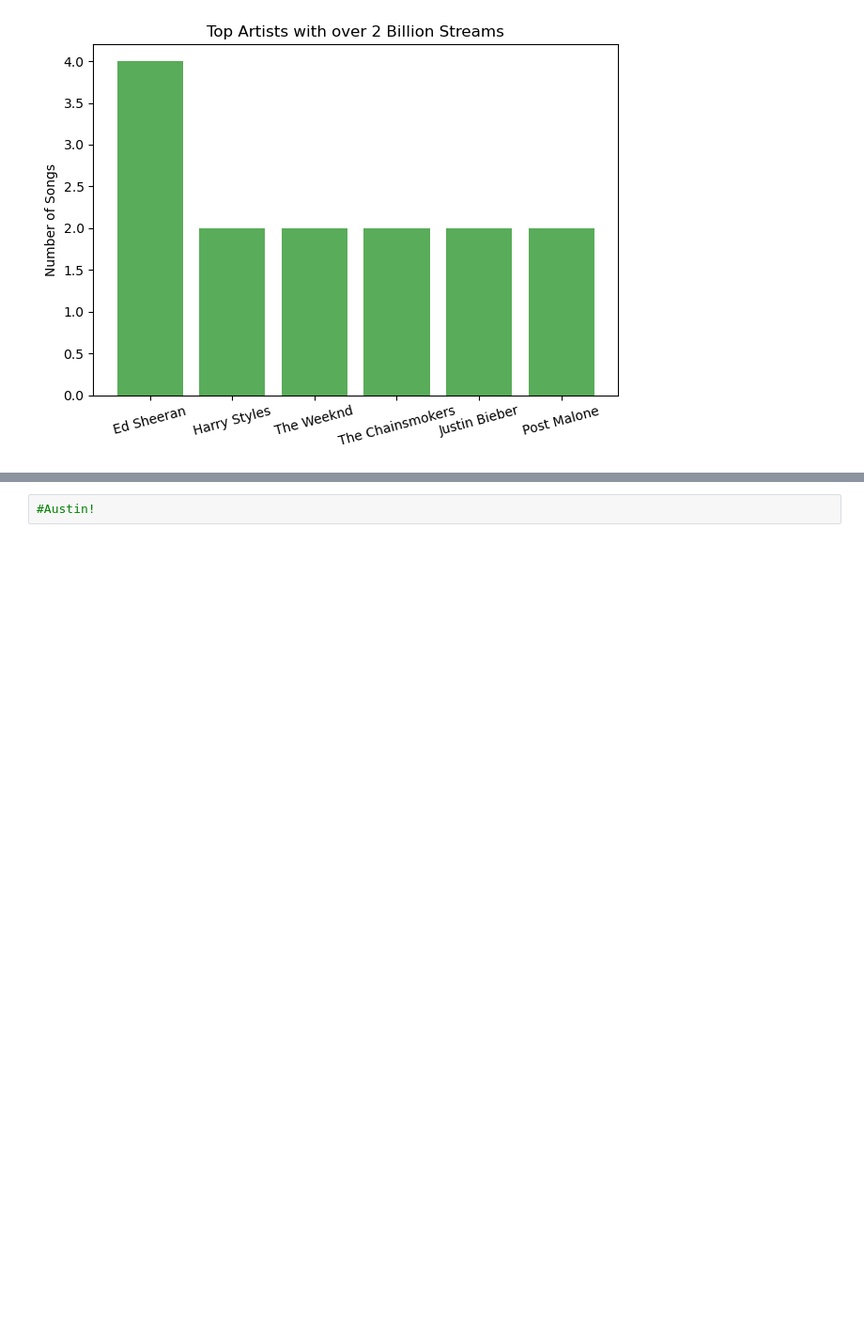
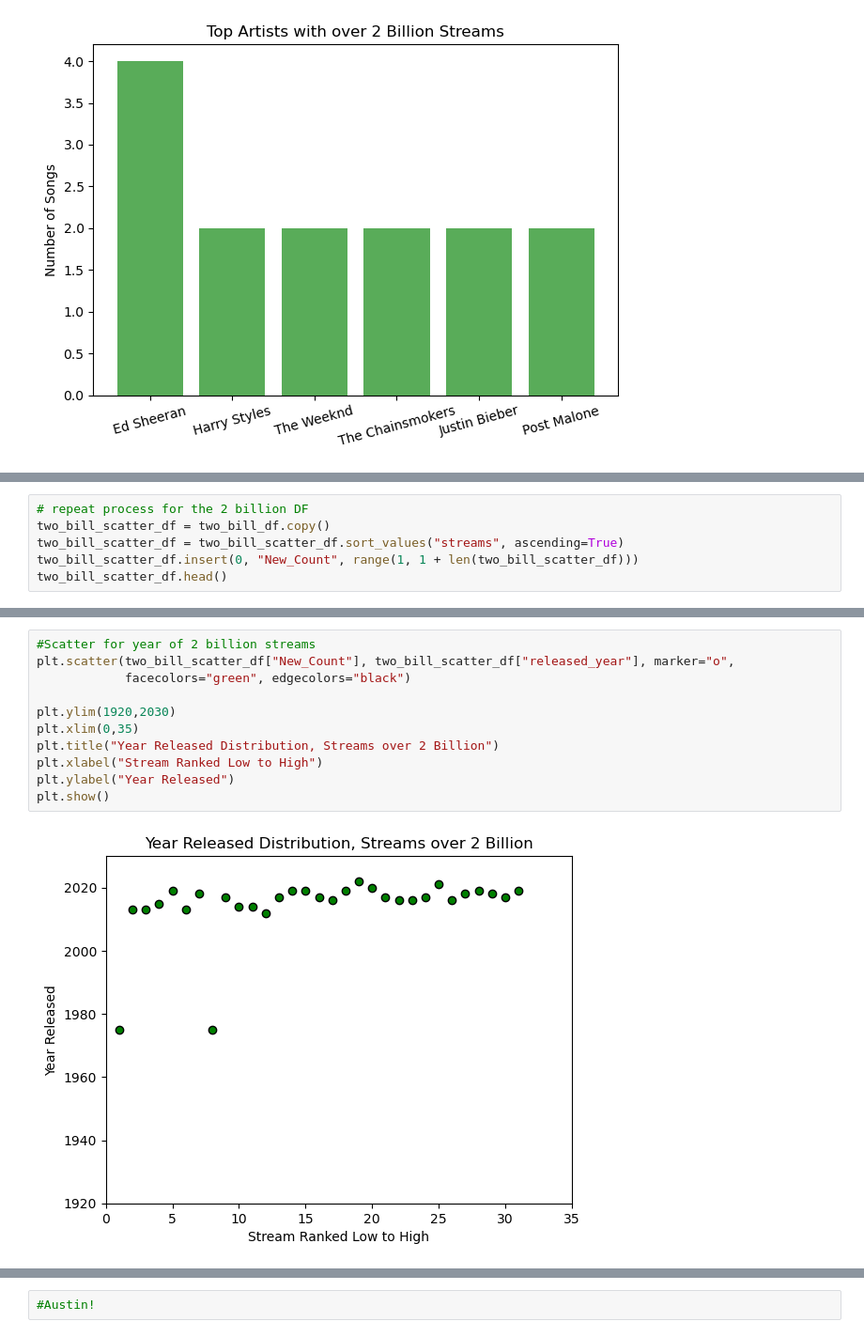
Before and after one commit to d6kramer/project-1-group-08, a Jupyter notebook: starter_notebook.ipynb, the cells around one changed output, grey strips where cells are left out. Shown at 94% size. Saved outputs shown, nothing was run; the diff lists cells and outputs as text; blank space fills up the shorter version.

```diff
--- a/starter_notebook.ipynb
+++ b/starter_notebook.ipynb
@@ -456,0 +521,6 @@ plt.show()
+# %%
+# repeat process for the 2 billion DF
+two_bill_scatter_df = two_bill_df.copy()
+two_bill_scatter_df = two_bill_scatter_df.sort_values("streams", ascending=True)
+two_bill_scatter_df.insert(0, "New_Count", range(1, 1 + len(two_bill_scatter_df)))
+two_bill_scatter_df.head()
@@ -456,0 +534,13 @@ plt.show()
+# %%
+#Scatter for year of 2 billion streams
+plt.scatter(two_bill_scatter_df["New_Count"], two_bill_scatter_df["released_year"], marker="o",
+            facecolors="green", edgecolors="black")
+
+plt.ylim(1920,2030)
+plt.xlim(0,35)
+plt.title("Year Released Distribution, Streams over 2 Billion")
+plt.xlabel("Stream Ranked Low to High")
+plt.ylabel("Year Released")
+plt.show()
+# %% [output]
+[figure, added]
```
Also changed, not shown: parts of 15 cells of this notebook.
